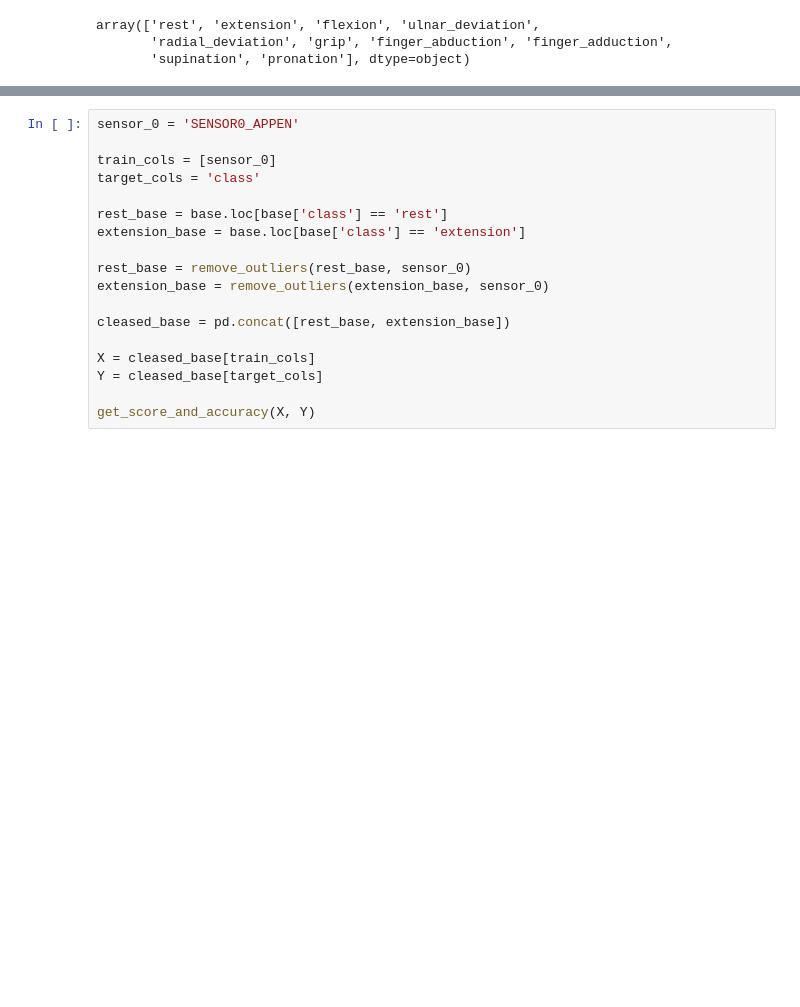
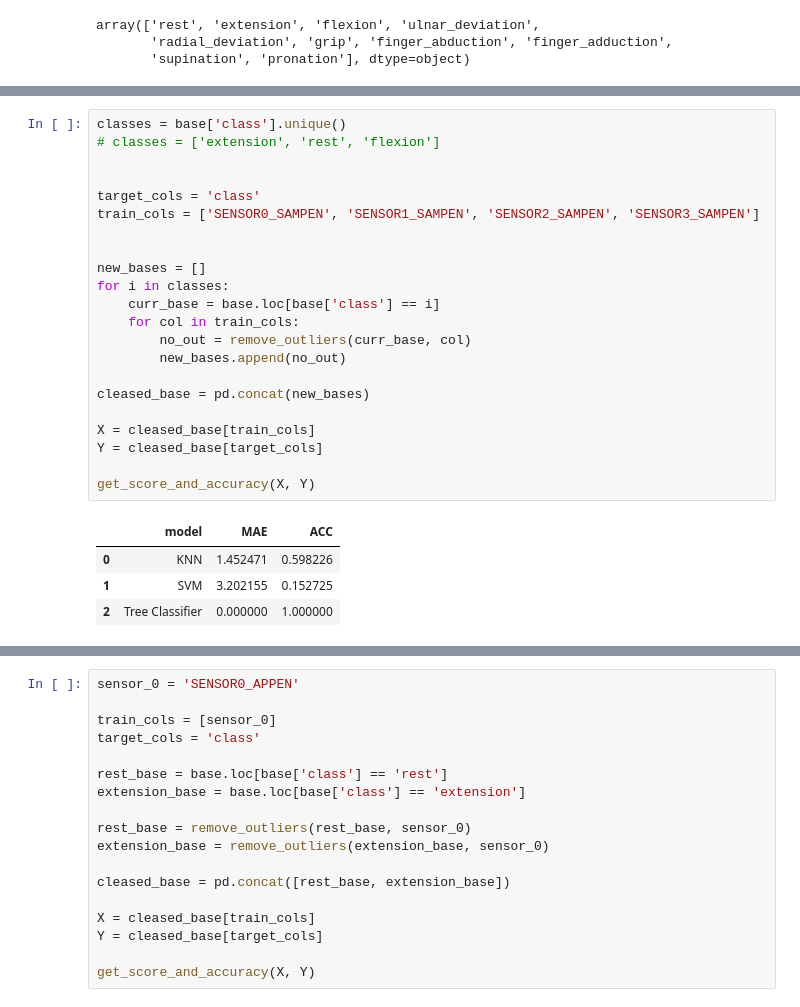
Before and after one commit to Beloin/TCC-HandMovementClassifier, a Jupyter notebook: classifier_test04.ipynb, the cells around one changed output, grey strips where cells are left out. Drawn from its saved outputs; the diff is of its cells as text; blank space fills up the shorter version.

```diff
--- a/classifier_test04.ipynb
+++ b/classifier_test04.ipynb
@@ -188,0 +250,27 @@ get_score_and_accuracy(X, Y)
+# %%
+classes = base['class'].unique()
+# classes = ['extension', 'rest', 'flexion']
+
+
+target_cols = 'class'
+train_cols = ['SENSOR0_SAMPEN', 'SENSOR1_SAMPEN', 'SENSOR2_SAMPEN', 'SENSOR3_SAMPEN']
+
+
+new_bases = []
+for i in classes:
+    curr_base = base.loc[base['class'] == i]
+    for col in train_cols:
+        no_out = remove_outliers(curr_base, col)
+        new_bases.append(no_out)
+
+cleased_base = pd.concat(new_bases)
+
+X = cleased_base[train_cols]
+Y = cleased_base[target_cols]
+
+get_score_and_accuracy(X, Y)
+# %% [output]
+|  | model | MAE | ACC |
+| 0 | KNN | 1.452471 | 0.598226 |
+| 1 | SVM | 3.202155 | 0.152725 |
+| 2 | Tree Classifier | 0.000000 | 1.000000 |
```
Also changed, not shown: parts of 5 cells of this notebook.
